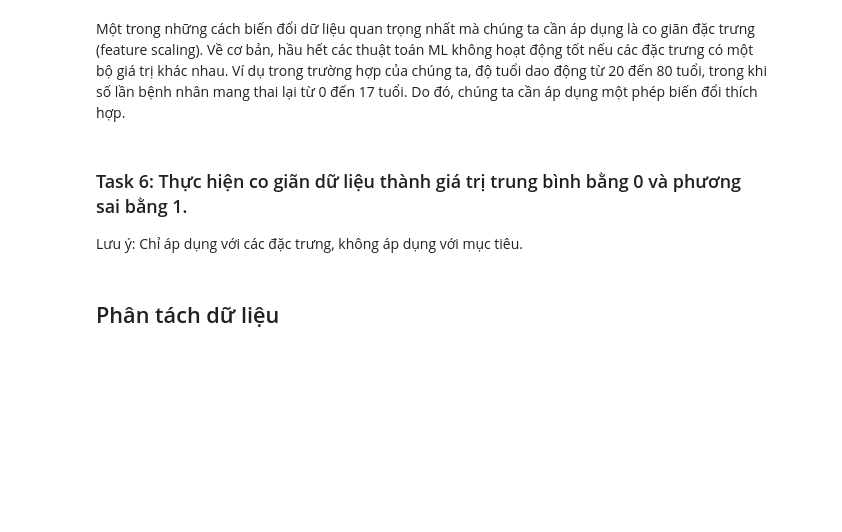
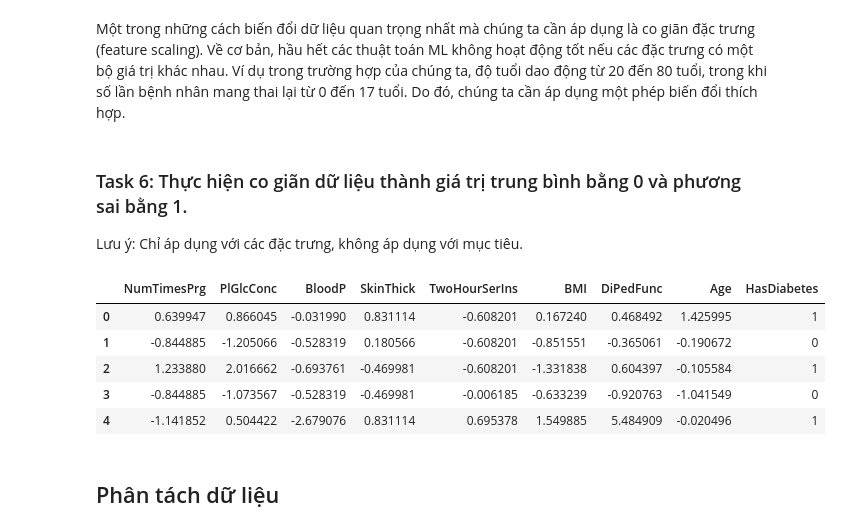
Before and after one commit to namtoptall/DSP303x_1.2-A_VN-asm2, a Jupyter notebook: Asm_2.ipynb, the cells around one changed output. Cells and saved outputs as stored; diff of their text form; code cells hidden in the pictures; blank space fills up the shorter version.

```diff
--- a/Asm_2.ipynb
+++ b/Asm_2.ipynb
@@ -200,0 +213,7 @@ Chúng tôi chưa chuyển đổi tất cả các cột vì một số giá tr
+# %%
+# Nhập code của bạn ở đây:
+modify_cols =  ['BMI', 'BloodP', 'PlGlcConc', 'SkinThick', 'TwoHourSerIns']
+for cols in modify_cols:
+    median_value = arizona_df[cols].median()
+    arizona_df[cols] = arizona_df[cols].replace(0, median_value)
+(arizona_df == 0).sum()
@@ -211,3 +239,19 @@ Lưu ý: Chỉ áp dụng với các đặc trưng, không áp dụng với mụ
+# %%
+# Nhập code của bạn ở đây:
+from sklearn.preprocessing import StandardScaler
+scaler = StandardScaler()
+features = arizona_df.drop('HasDiabetes', axis=1)
+arizona_scaled = scaler.fit_transform(features)
+arizona_scaled = pd.DataFrame(arizona_scaled, columns=features.columns)
+arizona_scaled['HasDiabetes'] = arizona_df['HasDiabetes']
+arizona_scaled.head()
+# %% [output]
+|  | NumTimesPrg | PlGlcConc | BloodP | SkinThick | TwoHourSerIns | BMI | DiPedFunc | Age | HasDiabetes |
+| 0 | 0.639947 | 0.866045 | -0.031990 | 0.831114 | -0.608201 | 0.167240 | 0.468492 | 1.425995 | 1 |
+| 1 | -0.844885 | -1.205066 | -0.528319 | 0.180566 | -0.608201 | -0.851551 | -0.365061 | -0.190672 | 0 |
+| 2 | 1.233880 | 2.016662 | -0.693761 | -0.469981 | -0.608201 | -1.331838 | 0.604397 | -0.105584 | 1 |
+| 3 | -0.844885 | -1.073567 | -0.528319 | -0.469981 | -0.006185 | -0.633239 | -0.920763 | -1.041549 | 0 |
+| 4 | -1.141852 | 0.504422 | -2.679076 | 0.831114 | 0.695378 | 1.549885 | 5.484909 | -0.020496 | 1 |
 # %% [markdown]
 ## Phân tách dữ liệu
 # %% [markdown]
```
Also changed, not shown: parts of 38 cells of this notebook.
